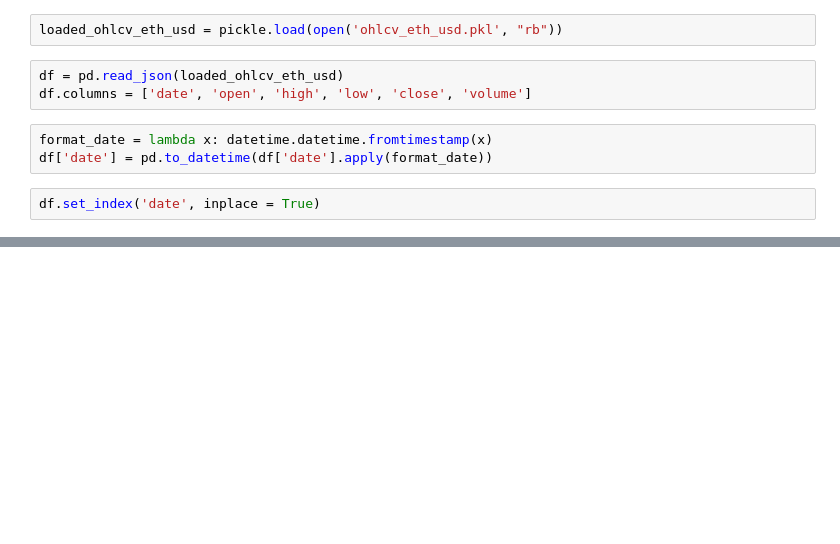
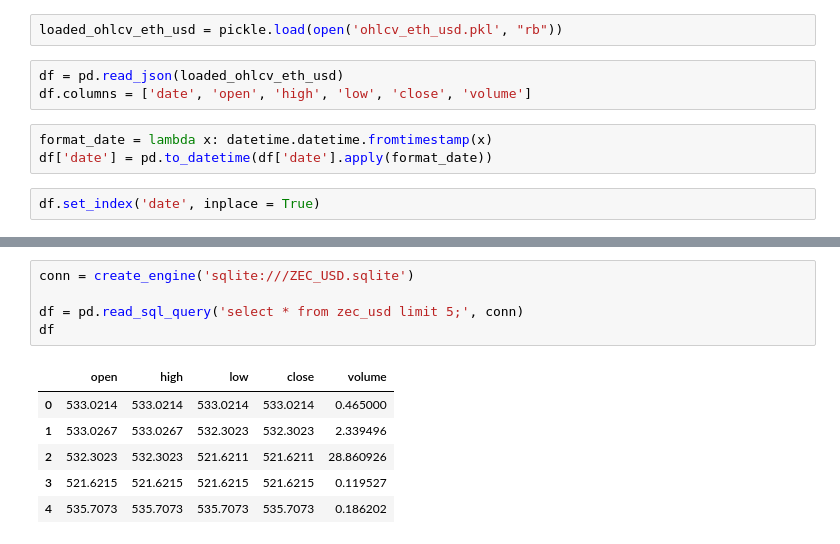
Before and after one commit to 3dhardgamer/TrabalhoFinalCursoPython_FGV, a Jupyter notebook: Test.ipynb, the cells around one changed output, grey strips where cells are left out. Drawn from its saved outputs; the diff is of its cells as text; blank space fills up the shorter version.

```diff
--- a/Test.ipynb
+++ b/Test.ipynb
@@ -217,0 +205,12 @@ df
+# %%
+conn = create_engine('sqlite:///ZEC_USD.sqlite')
+
+df = pd.read_sql_query('select * from zec_usd limit 5;', conn)
+df
+# %% [output]
+|  | open | high | low | close | volume |
+| 0 | 533.0214 | 533.0214 | 533.0214 | 533.0214 | 0.465000 |
+| 1 | 533.0267 | 533.0267 | 532.3023 | 532.3023 | 2.339496 |
+| 2 | 532.3023 | 532.3023 | 521.6211 | 521.6211 | 28.860926 |
+| 3 | 521.6215 | 521.6215 | 521.6215 | 521.6215 | 0.119527 |
+| 4 | 535.7073 | 535.7073 | 535.7073 | 535.7073 | 0.186202 |
```
Also changed, not shown: parts of 10 cells of this notebook.
